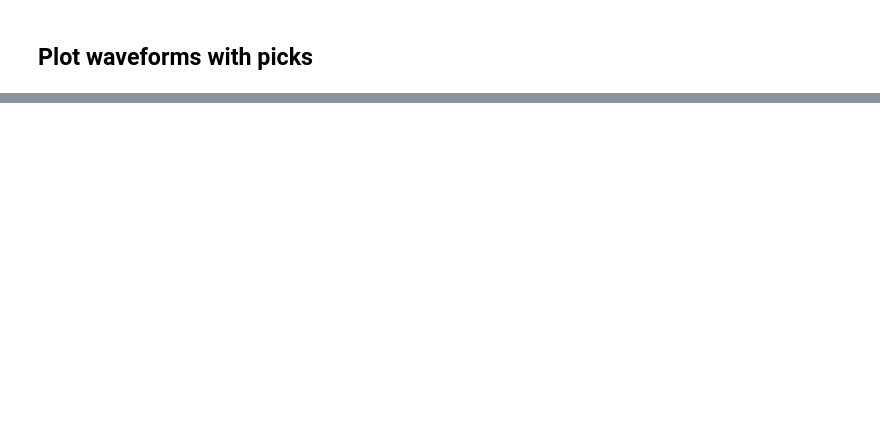
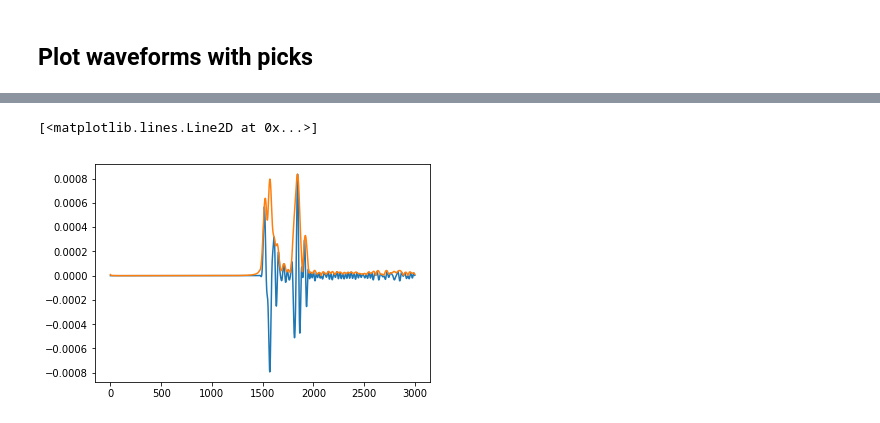
Before and after one commit to HongjianFang/ScatterTomo, a Jupyter notebook: jupyter/pick_synthetics.ipynb, the cells around one changed output, grey strips where cells are left out. Cells and saved outputs as stored; diff of their text form; code cells hidden in the pictures; blank space fills up the shorter version.

```diff
--- a/jupyter/pick_synthetics.ipynb
+++ b/jupyter/pick_synthetics.ipynb
@@ -70,0 +120,11 @@ df = pick('../data/00023.su', '../data/STATIONS', plot=True)
+# %%
+from scipy.signal import hilbert
+st = obspy.read('../data/wfs/00029.su')
+tr = st[0]
+data = tr.data
+adata = abs(hilbert(data))
+plt.plot(data)
+plt.plot(adata)
+# %% [output]
+[<matplotlib.lines.Line2D at 0x...>]
+[figure, added]
```
Also changed, not shown: parts of 6 cells of this notebook, 31 other files.
